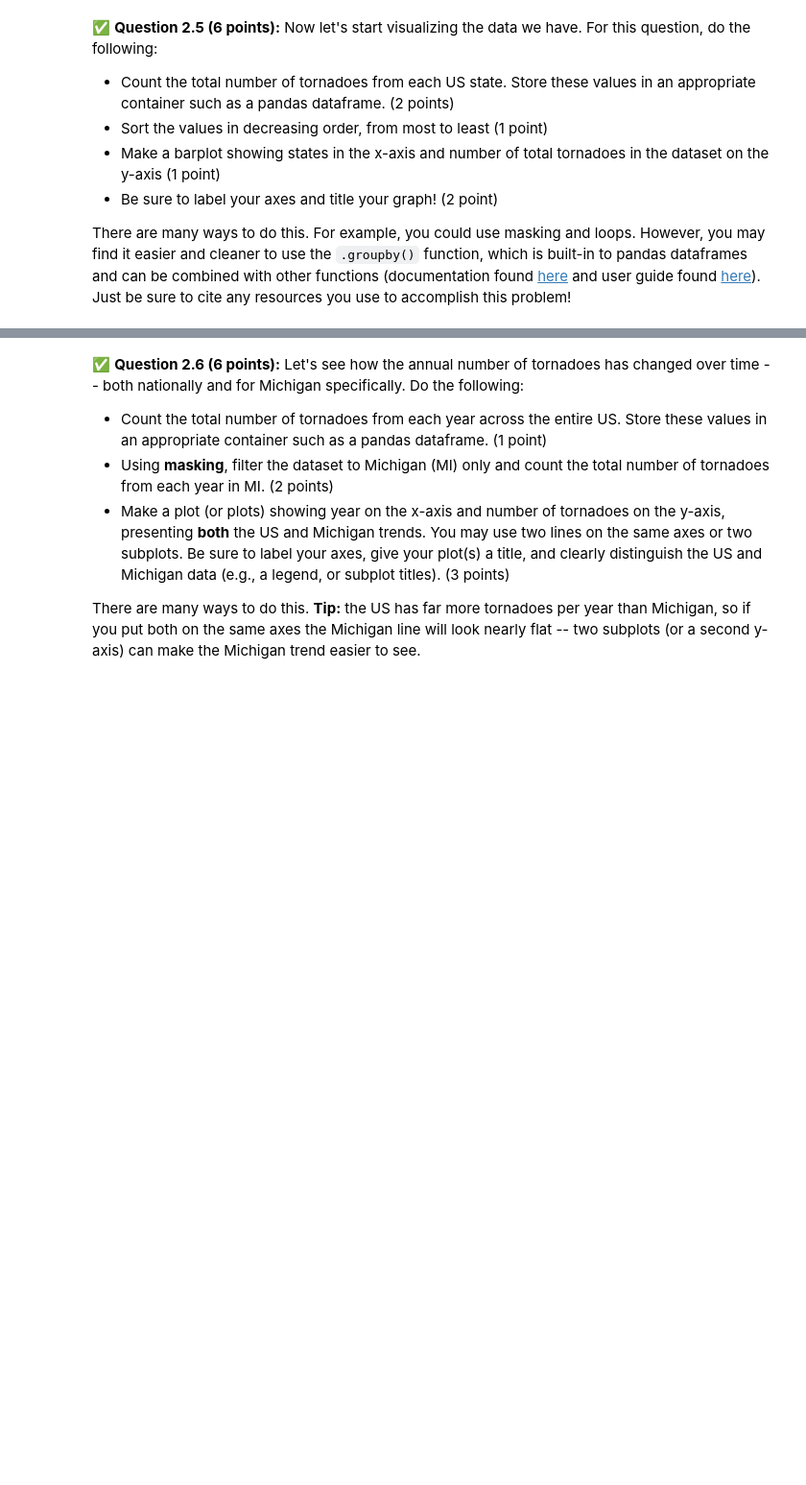
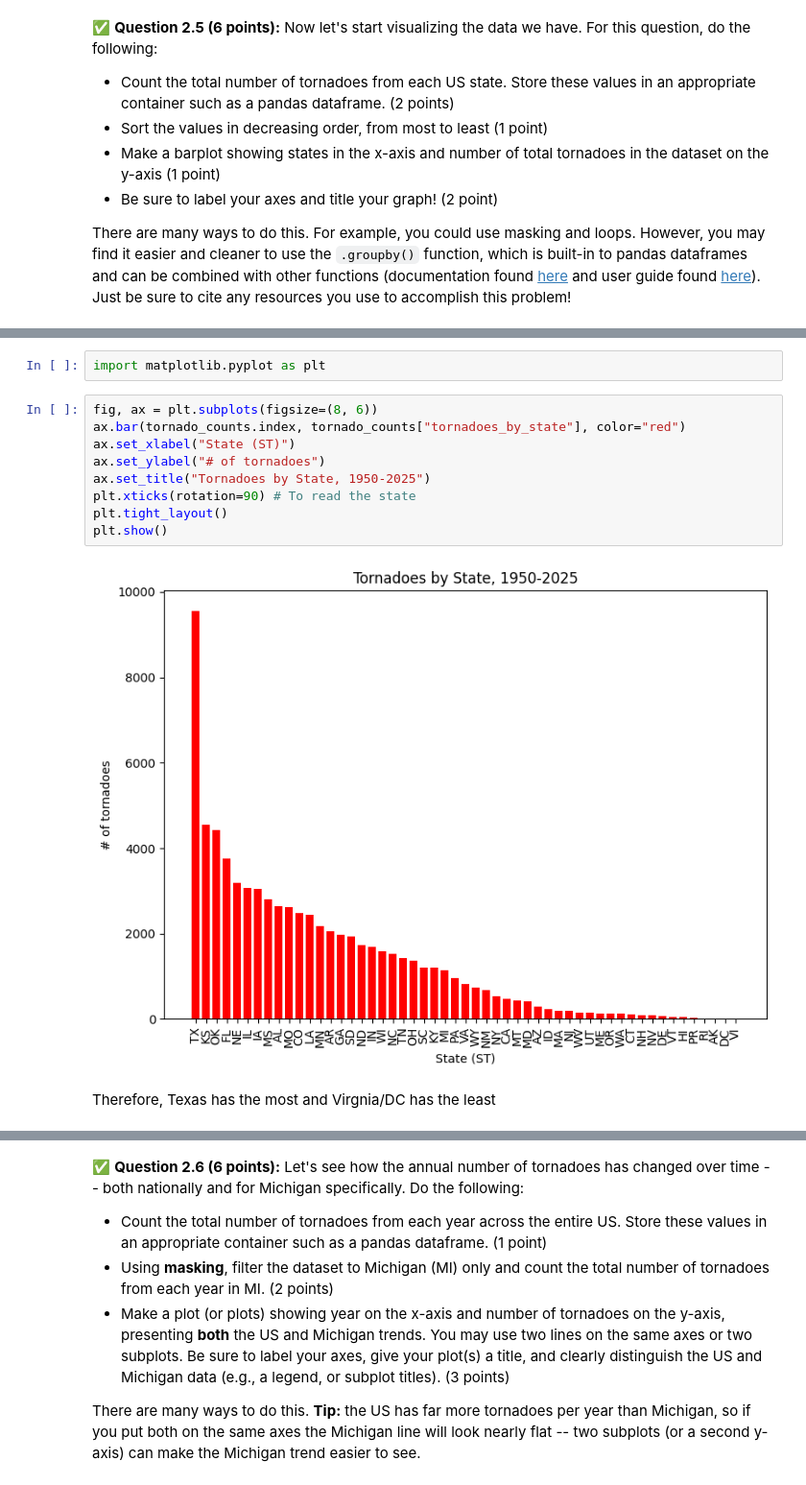
Before and after one commit to beayldz/CMSE202-f26-turnin, a Jupyter notebook: hw-01/HW01-GitPandasPackagesClasses-BeraAyyildiz.ipynb, the cells around one changed output, grey strips where cells are left out. Shown at 96% size. Saved outputs shown, nothing was run; the diff lists cells and outputs as text; blank space fills up the shorter version.

```diff
--- a/hw-01/HW01-GitPandasPackagesClasses-BeraAyyildiz.ipynb
+++ b/hw-01/HW01-GitPandasPackagesClasses-BeraAyyildiz.ipynb
@@ -305,3 +413,18 @@ There are many ways to do this.  For example, you could use masking and loops.
+# %%
+import matplotlib.pyplot as plt
+# %%
+fig, ax = plt.subplots(figsize=(8, 6))
+ax.bar(tornado_counts.index, tornado_counts["tornadoes_by_state"], color="red")
+ax.set_xlabel("State (ST)")
+ax.set_ylabel("# of tornadoes")
+ax.set_title("Tornadoes by State, 1950-2025")
+plt.xticks(rotation=90) # To read the state
+plt.tight_layout()
+plt.show()
+# %% [output]
+[figure, added]
+# %% [markdown]
+Therefore, Texas has the most and Virgnia/DC has the least
 # %% [markdown]
 <!-- END QUESTION -->
 <!-- DO NOT MODIFY OR DELETE THIS CELL. Make sure your solution to the question above is in the cell(s) above this one. -->
```
Also changed, not shown: parts of 27 cells of this notebook.
